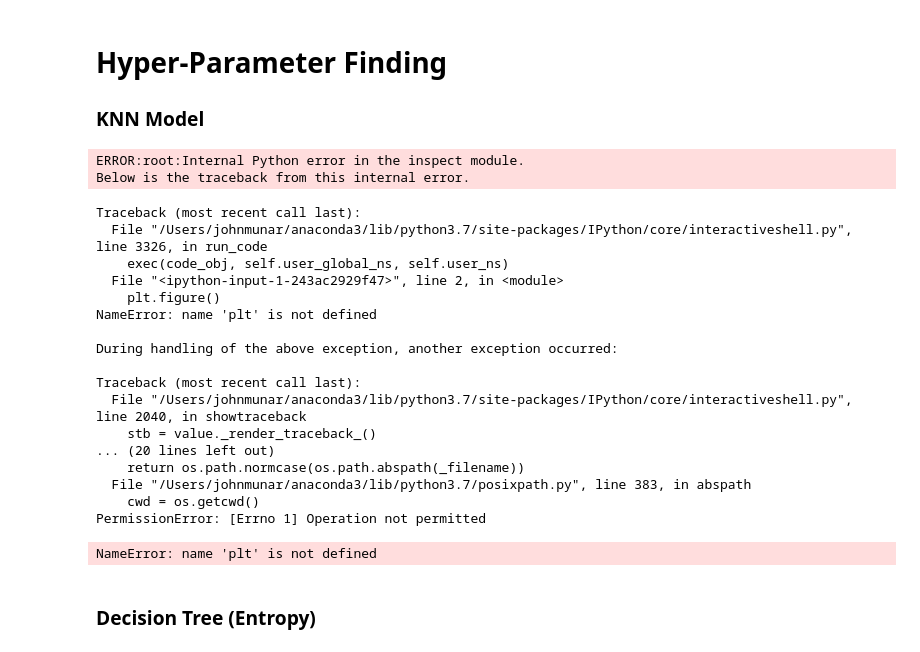
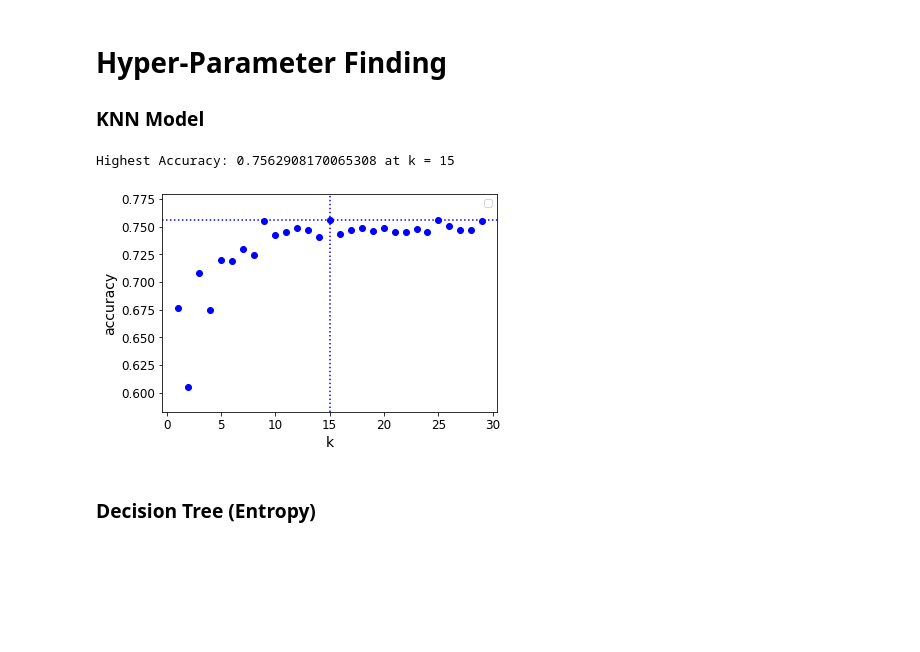
Before and after one commit to WafflesAreFriends/CPSC-4310-Stocks, a Jupyter notebook: DAP3/jteam_DAP3.ipynb, the cells around one changed output. Cells and saved outputs as stored; diff of their text form; code cells hidden in the pictures; blank space fills up the shorter version.

```diff
--- a/DAP3/jteam_DAP3.ipynb
+++ b/DAP3/jteam_DAP3.ipynb
@@ -110,57 +89,39 @@ kf = KFold(n_splits=10, random_state=None, shuffle=True)
 # plot to store scores and show maxima
 plt.figure()
 plt.xlabel('k')
 plt.ylabel('accuracy')
 plt.legend(['avg cv acc. on regularized data'])
 
 # find optimal k
 k_range = range(1,30)
 scores = []
 for k in k_range:
     knn = KNeighborsClassifier(n_neighbors = k)
     s_temp = []
 
     for train_index, val_index in kf.split(X_train_scaled):
-        cv_X_train = X_train_scaled.iloc[train_index]
-        cv_X_val   = X_train_scaled.iloc[val_index]
-        cv_y_train = y_train_scaled.iloc[train_index]
-        cv_y_val   = y_train_scaled.iloc[val_index]
+        cv_X_train = X_train_scaled[train_index]
+        cv_X_val   = X_train_scaled[val_index]
+        cv_y_train = y_train.iloc[train_index]
+        cv_y_val   = y_train.iloc[val_index]
 
         knn.fit(cv_X_train, cv_y_train)
         s_temp.append(knn.score(cv_X_val, cv_y_val))
 
     # plot mean cv performance
     scores.append(np.mean(s_temp))
 
 # plot maximum
 plt.scatter(k_range, scores, c='b')
 m = max(scores)
 m_index = scores.index(m)+1
 plt.axvline(x=m_index, color='b', linestyle=':')
 plt.axhline(y=m, color='b', linestyle=':')
 print('Highest Accuracy:',m,'at k =',m_index)
 OPTIMAL_K = m_index
 # %% [output]
-ERROR:root:Internal Python error in the inspect module.
-Below is the traceback from this internal error.
+Highest Accuracy: 0.7562908170065308 at k = 15
-Traceback (most recent call last):
-  File "/Users/johnmunar/anaconda3/lib/python3.7/site-packages/IPython/core/interactiveshell.py", line 3326, in run_code
-    exec(code_obj, self.user_global_ns, self.user_ns)
-  File "<ipython-input-1-243ac2929f47>", line 2, in <module>
-    plt.figure()
-NameError: name 'plt' is not defined
-
-During handling of the above exception, another exception occurred:
-
-Traceback (most recent call last):
-  File "/Users/johnmunar/anaconda3/lib/python3.7/site-packages/IPython/core/interactiveshell.py", line 2040, in showtraceback
-    stb = value._render_traceback_()
-... (20 lines left out)
-    return os.path.normcase(os.path.abspath(_filename))
-  File "/Users/johnmunar/anaconda3/lib/python3.7/posixpath.py", line 383, in abspath
-    cwd = os.getcwd()
-PermissionError: [Errno 1] Operation not permitted
-NameError: name 'plt' is not defined
+[figure, added]
 # %% [markdown]
 ### Decision Tree (Entropy)
 # %%
```
Also changed, not shown: parts of 2 cells of this notebook, 15 other files.
